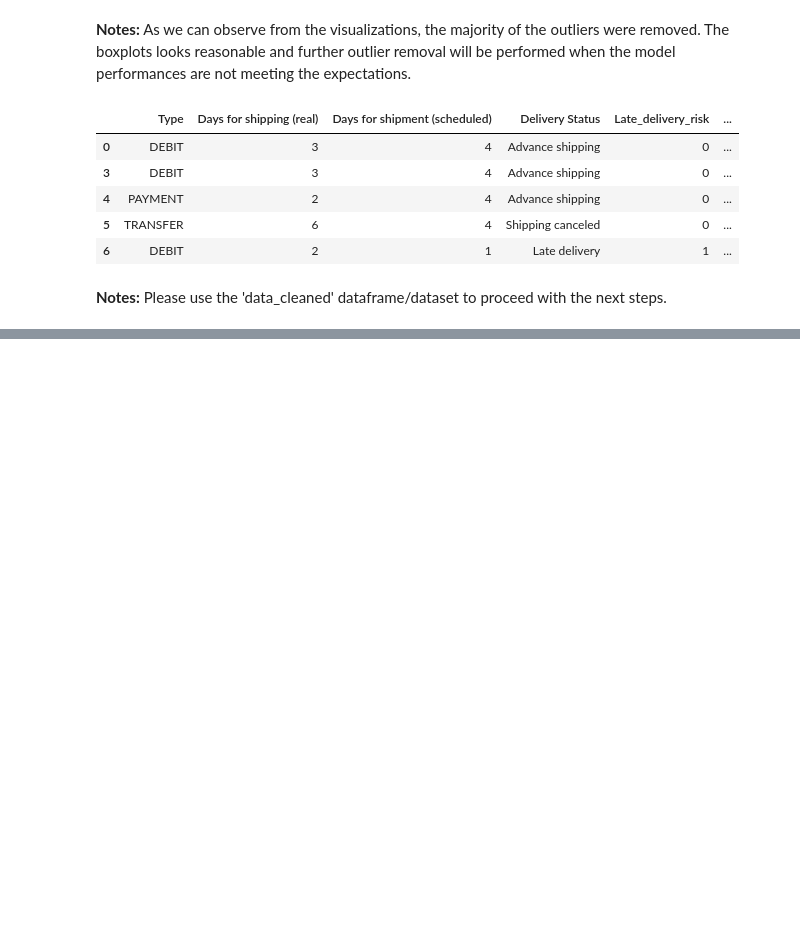
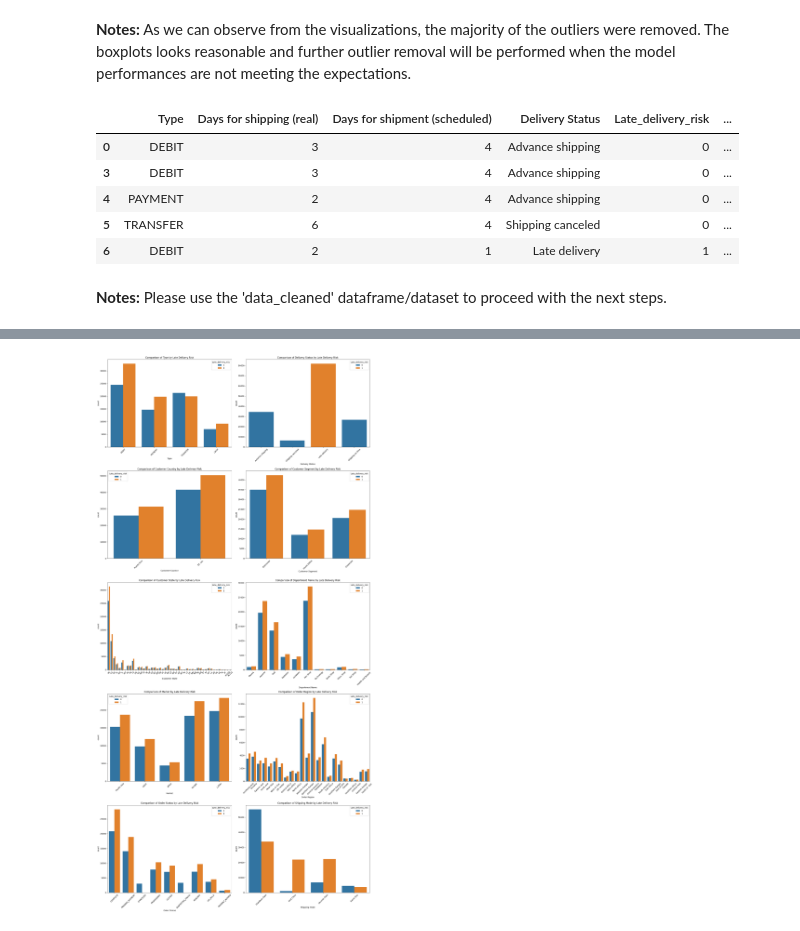
Before and after one commit to McGill-MMA-EnterpriseAnalytics/supply_chain_analytics, a Jupyter notebook: Data Cleaning-Preprocessing.ipynb, the cells around one changed output, grey strips where cells are left out. Saved outputs shown, nothing was run; the diff lists cells and outputs as text; code cells hidden in the pictures; blank space fills up the shorter version.

```diff
--- a/Data Cleaning-Preprocessing.ipynb
+++ b/Data Cleaning-Preprocessing.ipynb
@@ -389,0 +442,38 @@ data_cleaned.head()
+# %%
+# Assuming df is your DataFrame
+data_cleaned['Late_delivery_risk'] = data_cleaned['Late_delivery_risk'].astype(str)
+categorical_df = data_cleaned.select_dtypes(include=['object', 'category']).drop(columns=['Customer City', 'Order City', 'Order Country', 'Order State', 'Product Name', 'Category Name'], axis=1)
+# %%
+import pandas as pd
+import seaborn as sns
+import matplotlib.pyplot as plt
+
+# Assume df is your DataFrame and it includes the 'Late_delivery_risk' column
+
+# 1. Filter the categorical columns (dtype 'object' or 'category')
+categorical_columns = categorical_df.select_dtypes(include=['object', 'category']).columns.tolist()
+
+# 2. Remove the grouping variable if it is present in the categorical columns list
+if 'Late_delivery_risk' in categorical_columns:
+    categorical_columns.remove('Late_delivery_risk')
+
+# 3. Set up the subplot grid (e.g., 2 columns)
+n_cols = 2
+n_rows = (len(categorical_columns) + n_cols - 1) // n_cols
+fig, axes = plt.subplots(n_rows, n_cols, figsize=(20, 8 * n_rows))
+axes = axes.flatten()  # Flatten to easily iterate over axes
+
+# 4. Loop through each categorical column and create a bar (count) plot
+for i, col in enumerate(categorical_columns):
+    sns.countplot(data=categorical_df, x=col, hue='Late_delivery_risk', ax=axes[i])
+    axes[i].set_title(f'Comparison of {col} by Late Delivery Risk')
+    axes[i].tick_params(axis='x', rotation=45)  # Rotate x-axis labels for better readability
+
+# 5. Remove any unused subplots if there are extra axes
+for j in range(i + 1, len(axes)):
+    fig.delaxes(axes[j])
+
+plt.tight_layout()
+plt.show()
+# %% [output]
+[figure, added]
```
Also changed, not shown: parts of 22 cells of this notebook, 1 other file.
